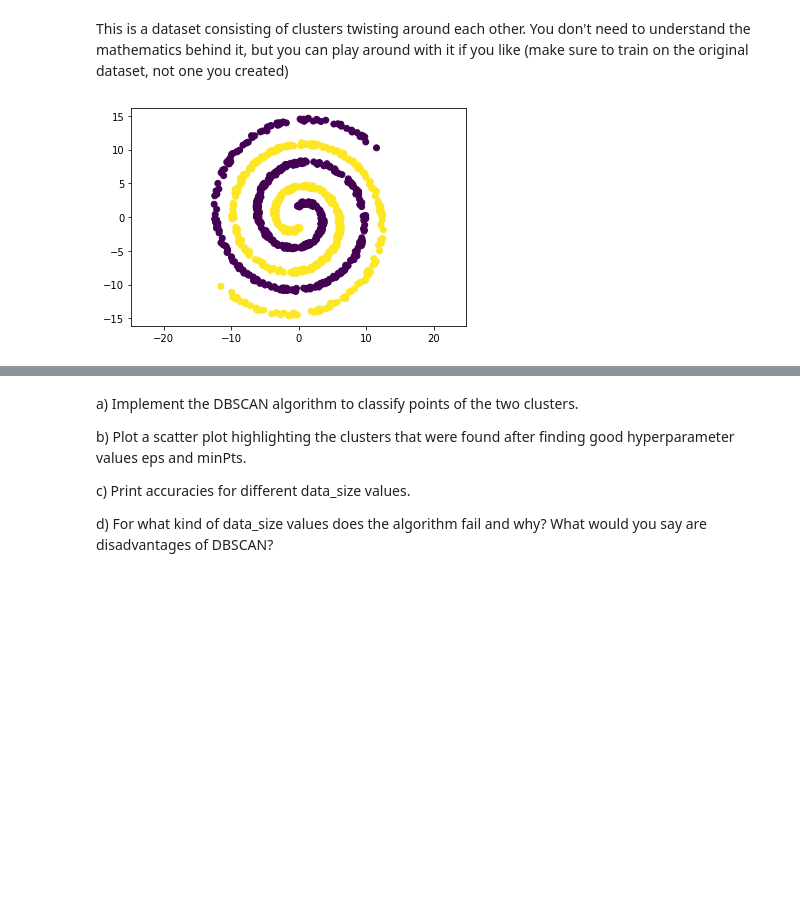
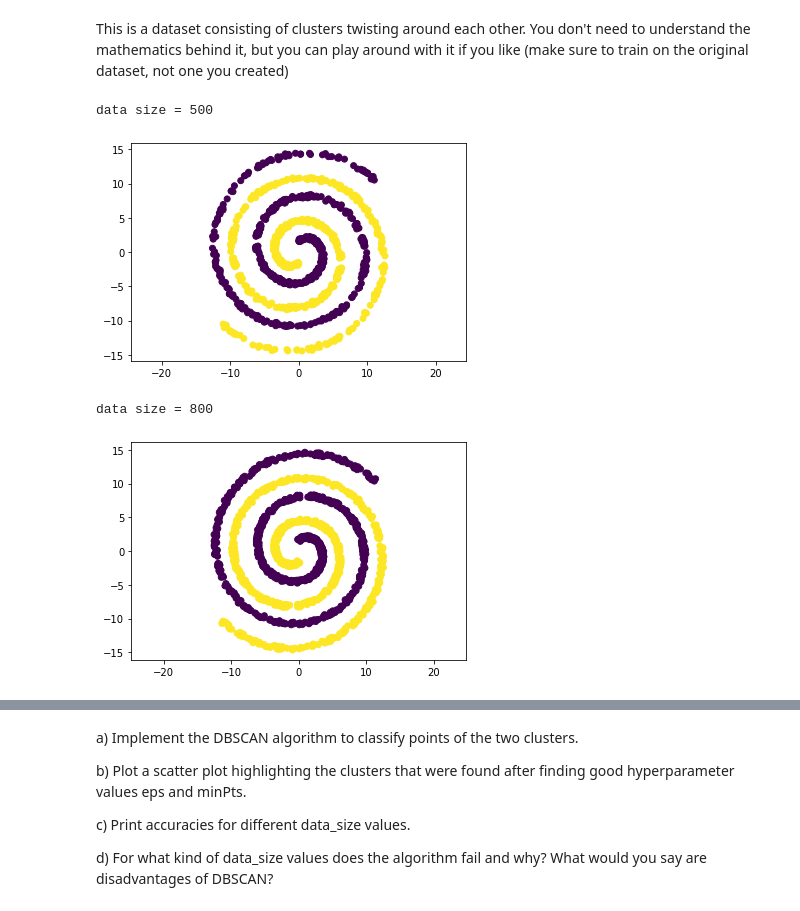
Before and after one commit to qiaw99/WS2020-21, a Jupyter notebook: Machine Learning/U2/Clustering_Rui_Qianli_Nazar.ipynb, the cells around one changed output, grey strips where cells are left out. Saved outputs shown, nothing was run; the diff lists cells and outputs as text; code cells hidden in the pictures; blank space fills up the shorter version.

```diff
--- a/Machine Learning/U2/Clustering_Rui_Qianli_Nazar.ipynb
+++ b/Machine Learning/U2/Clustering_Rui_Qianli_Nazar.ipynb
@@ -25,7 +25,7 @@ def twospirals(n_points, noise=.5):
 This is a dataset consisting of clusters twisting around each other. You don't need to understand the mathematics behind it, but you can play around with it if you like (make sure to train on the original dataset, not one you created)
 # %%
 data_size = 500
-
+print("data size = 500")
 dataset = twospirals(data_size)
 labels = np.hstack((np.zeros(data_size),np.ones(data_size)))
 
@@ -35,4 +35,16 @@ plt.scatter(dataset[:,0], dataset[:,1], c = labels)
 plt.axis('equal')
 plt.show()
 # %% [output]
+data size = 500
-[figure, old version]
+[figure, new version]
+# %%
+data_size2 = 800
+print("data size = 800")
+dataset2 = twospirals(data_size2)
+labels2 = np.hstack((np.zeros(data_size2),np.ones(data_size2)))
+plt.scatter(dataset2[:,0], dataset2[:,1], c = labels2)
+plt.axis('equal')
+plt.show()
+# %% [output]
+data size = 800
+[figure, added]
```
Also changed, not shown: parts of 8 cells of this notebook.
